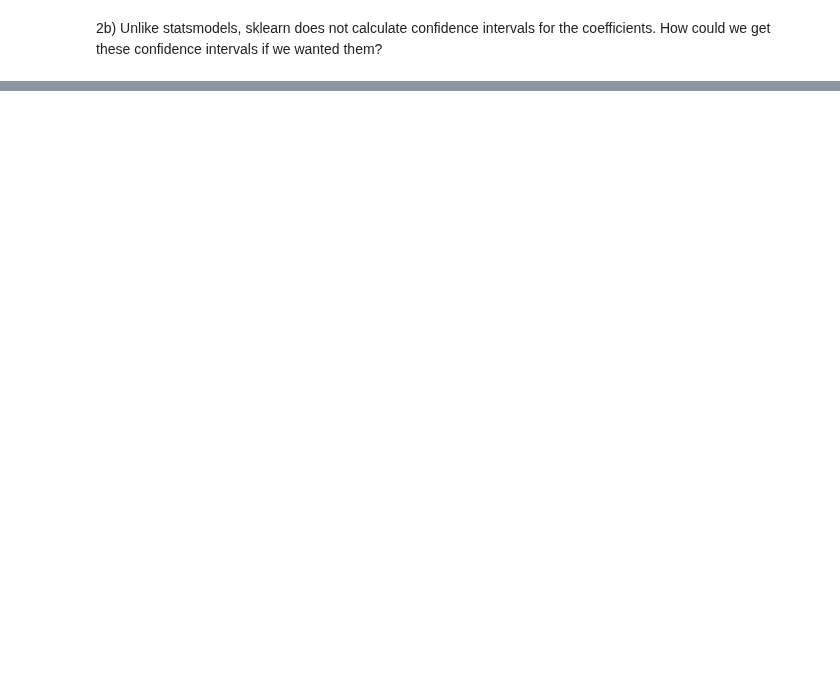
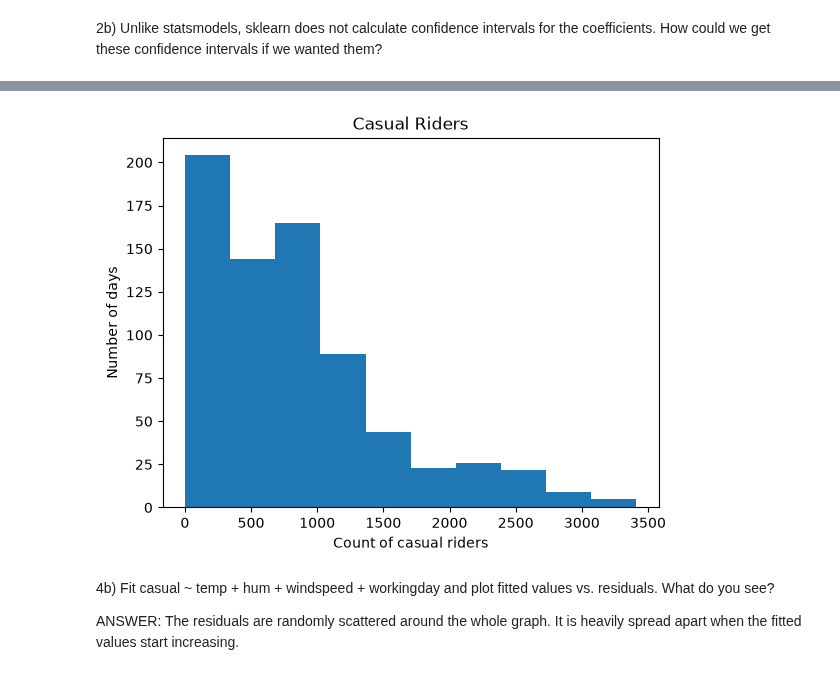
Before and after one commit to kimondragon/DS6021_F26, a Jupyter notebook: data/lab assignment 4.ipynb, the cells around one changed output, grey strips where cells are left out. Drawn from its saved outputs; the diff is of its cells as text; code cells hidden in the pictures; blank space fills up the shorter version.

```diff
--- a/data/lab assignment 4.ipynb
+++ b/data/lab assignment 4.ipynb
@@ -68,0 +660,5 @@ How could we get these confidence intervals if we wanted them?
+# %%
+bike = pd.read_csv("../data/bike-sharing-daily.csv", parse_dates=["dteday"])
+print(bike.shape)
+print(bike.dtypes)
+bike.head()
@@ -68,0 +690,17 @@ How could we get these confidence intervals if we wanted them?
+# %%
+#histogram
+plt.hist(bike["casual"])
+
+plt.xlabel("Count of casual riders")
+plt.ylabel("Number of days")
+plt.title("Casual Riders")
+
+plt.show()
+# %% [output]
+[figure, added]
+# %% [markdown]
+4b) Fit casual ~ temp + hum + windspeed + workingday and plot fitted values vs. residuals.
+What do you see?
+
+ANSWER:
+The residuals are randomly scattered around the whole graph. It is heavily spread apart when the fitted values start increasing.
```
Also changed, not shown: parts of 65 cells of this notebook.
